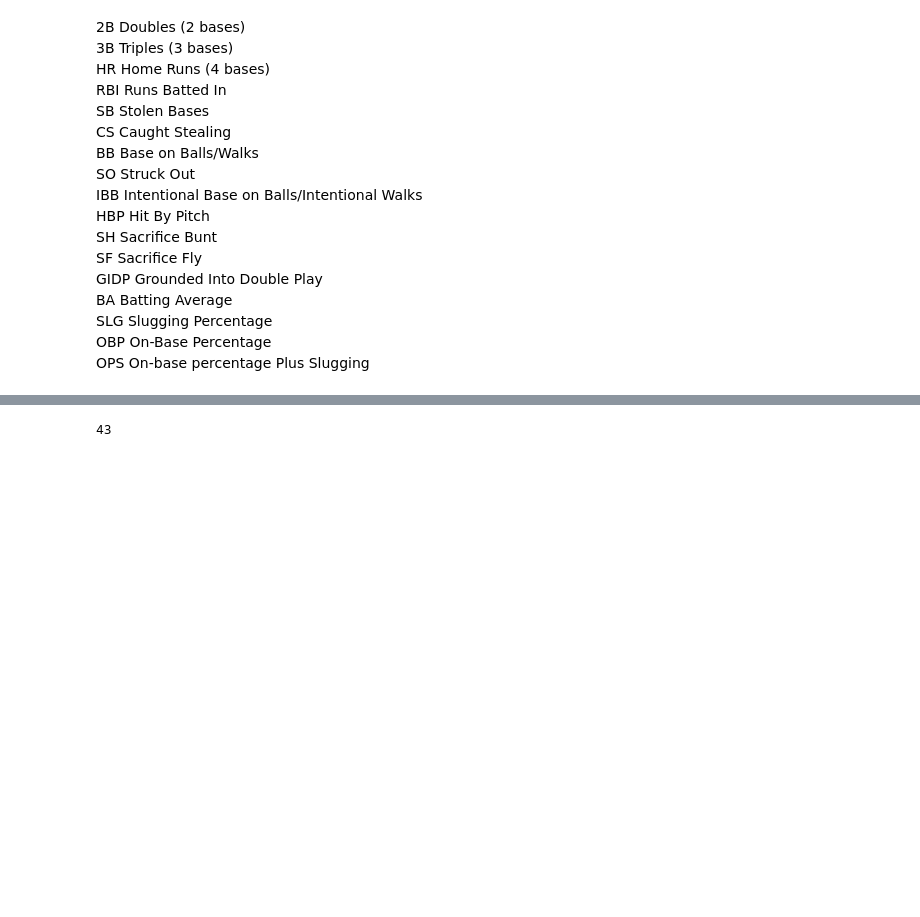
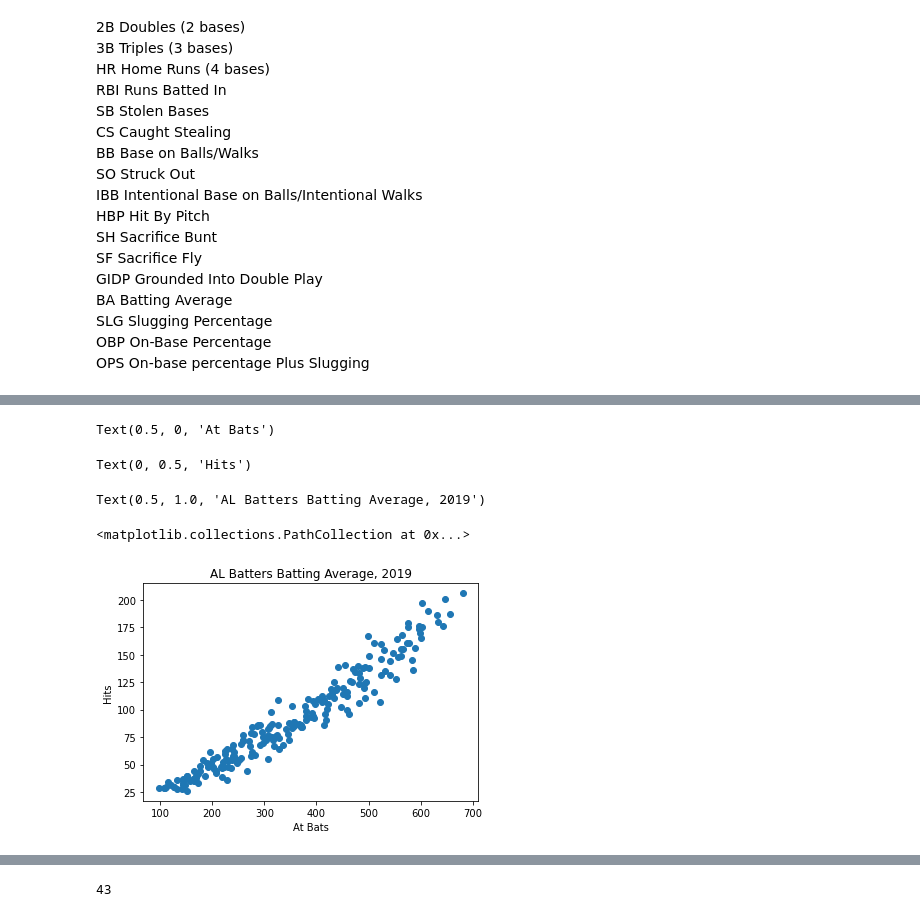
Before and after one commit to matthewjchin/baseballstats, a Jupyter notebook: Slugging.ipynb, the cells around one changed output, grey strips where cells are left out. Saved outputs shown, nothing was run; the diff lists cells and outputs as text; code cells hidden in the pictures; blank space fills up the shorter version.

```diff
--- a/Slugging.ipynb
+++ b/Slugging.ipynb
@@ -171,10 +212,16 @@ plt.scatter(slugpct.H, slugpct.AB)
 # %%
-# # Test scatterplot 2
-# plt.xlabel("At Bats")
-# plt.ylabel("Hits")
-# plt.title("AL Batters Batting Average, 2019")
-# plt.scatter(al_sluggers.AB, al_sluggers.H)
-# plt.show()
+# AL 2019 BA
+plt.xlabel("At Bats")
+plt.ylabel("Hits")
+plt.title("AL Batters Batting Average, 2019")
+plt.scatter(al_sluggers.AB, al_sluggers.H)
+plt.show()
+# %% [output]
+Text(0.5, 0, 'At Bats')
+Text(0, 0.5, 'Hits')
+Text(0.5, 1.0, 'AL Batters Batting Average, 2019')
+<matplotlib.collections.PathCollection at 0x...>
+[figure, added]
 # %%
 # slugpct.yearID
 # 150 years total
```
Also changed, not shown: parts of 22 cells of this notebook, 6 other files.
